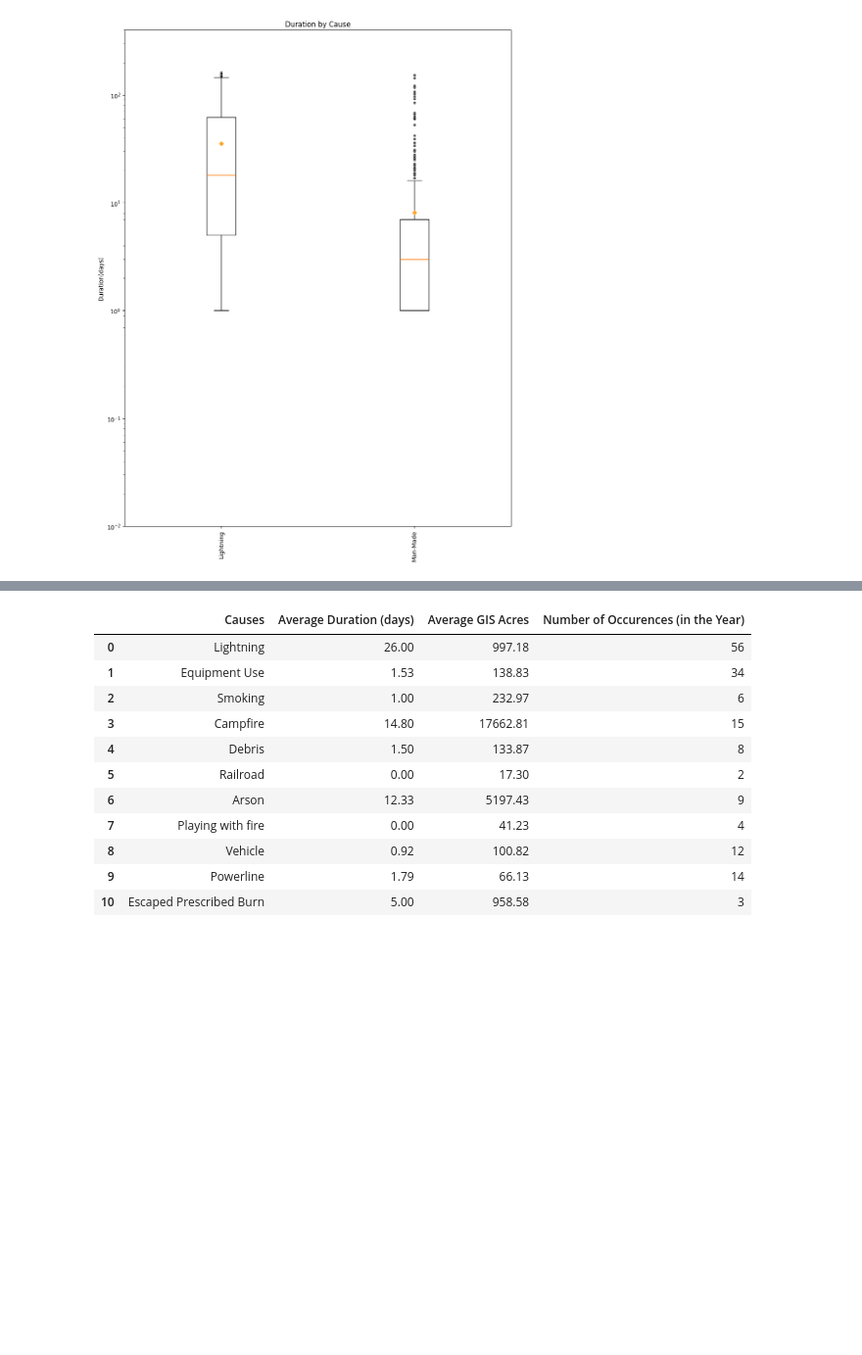
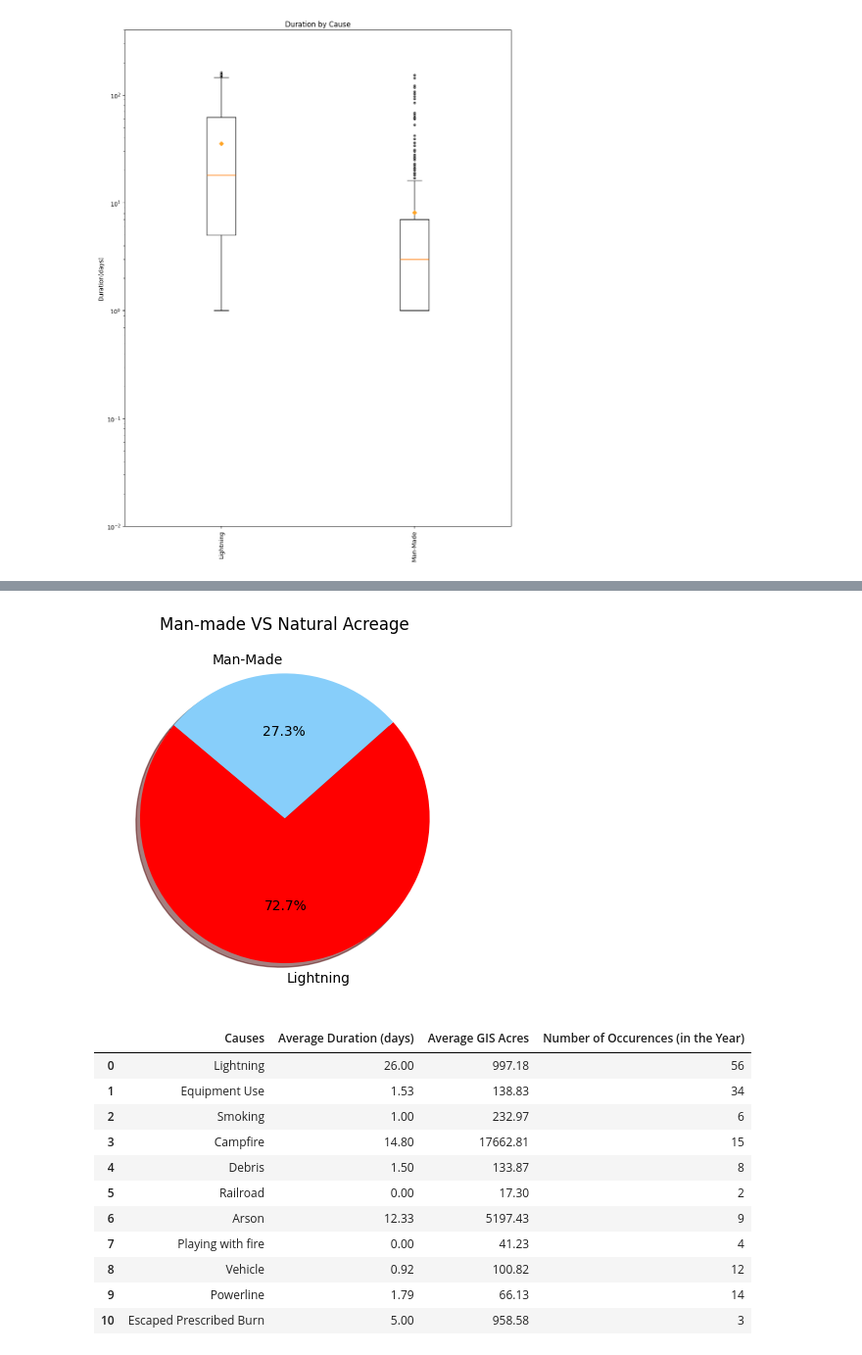
Before and after one commit to epsilonite/pandas-project, a Jupyter notebook: California Wildfire Seasonality/Long/Merged_Ignition_Source.ipynb, the cells around one changed output, grey strips where cells are left out. Shown at 98% size. Saved outputs shown, nothing was run; the diff lists cells and outputs as text; code cells hidden in the pictures; blank space fills up the shorter version.

```diff
--- a/California Wildfire Seasonality/Long/Merged_Ignition_Source.ipynb
+++ b/California Wildfire Seasonality/Long/Merged_Ignition_Source.ipynb
@@ -220,3 +318,19 @@ plt.show()
+# %%
+# Labels for the sections of our pie chart
+labels = source_df['Causes']
+
+# The values of each section of the pie chart
+sizes = source_df['Sum GIS Acres']
+
+# The colors of each section of the pie chart
+colors = ["red", "lightskyblue"]
+plt.pie(sizes, labels=labels, colors=colors,
+        autopct="%1.1f%%", shadow=True, startangle=140)
+plt.title('Man-made VS Natural Acreage')
+plt.savefig("outputs/manVSnat_pieAcr.png")
+plt.show()
+# %% [output]
+[figure, added]
 # %%
 fire_data_23 = Path("outputs/fire_source_2023.csv")
 fire_data_22 = Path("outputs/fire_source_2022.csv")
```
Also changed, not shown: parts of 5 cells of this notebook, 2 other files.
